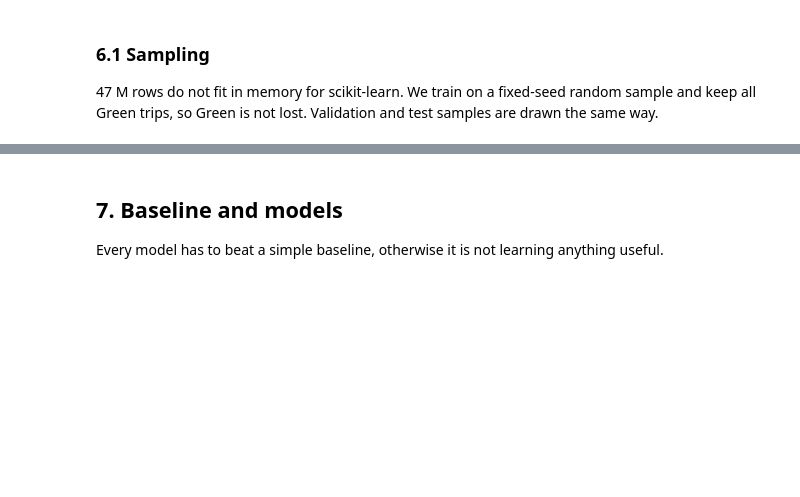
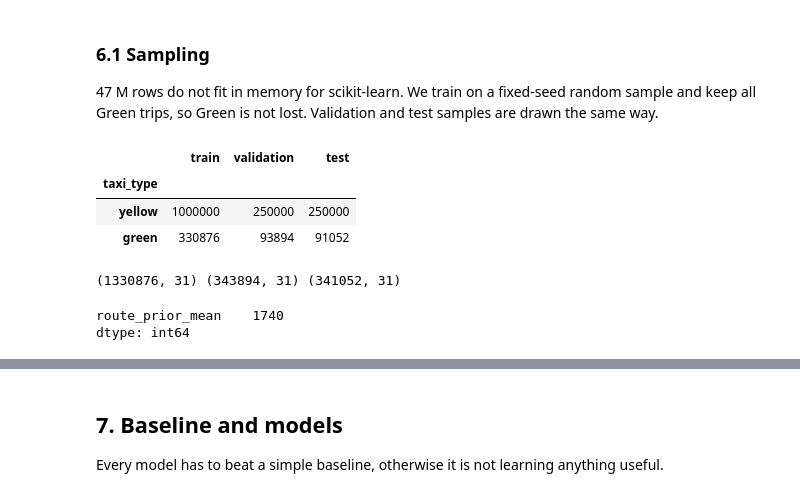
Before and after one commit to Shreyit/nyc-taxi-ml, a Jupyter notebook: notebooks/nyc_taxi_trip_duration.ipynb, the cells around one changed output, grey strips where cells are left out. Drawn from its saved outputs; the diff is of its cells as text; code cells hidden in the pictures; blank space fills up the shorter version.

```diff
--- a/notebooks/nyc_taxi_trip_duration.ipynb
+++ b/notebooks/nyc_taxi_trip_duration.ipynb
@@ -1099,5 +1127,44 @@ really be used.
 47 M rows do not fit in memory for scikit-learn. We train on a fixed-seed random sample and keep all
 Green trips, so Green is not lost. Validation and test samples are drawn the same way.
 # %%
-# TODO: sample train / validation / test into pandas (fixed SEED), print sizes per taxi type
-# TODO: define FEATURES list, X_train, y_train, X_val, y_val, X_test, y_test
+SAMPLE_SIZE = {"train": 1_000_000, "validation": 250_000, "test": 250_000}
+
+def load_split(split):
+    yellow = sql(f'''
+        SELECT * FROM (SELECT * FROM features_split WHERE split = '{split}' AND taxi_type = 'yellow')
+        USING SAMPLE {SAMPLE_SIZE[split]} ROWS (reservoir, {SEED})
+    ''')
+    green = sql(f"SELECT * FROM features_split WHERE split = '{split}' AND taxi_type = 'green'")
+    return pd.concat([yellow, green], ignore_index=True)
+
+train, val, test = load_split("train"), load_split("validation"), load_split("test")
+
+pd.DataFrame({name: d.taxi_type.value_counts() for name, d in [("train", train), ("validation", val), ("test", test)]})
+# %% [output]
+|  | train | validation | test |
+| taxi_type |  |  |  |
+| yellow | 1000000 | 250000 | 250000 |
+| green | 330876 | 93894 | 91052 |
+# %%
+FEATURES = ["is_green", "hour", "weekday", "is_weekend", "is_rush_hour", "is_holiday", "hour_sin", "hour_cos",
+            "pu_zone", "do_zone", "pu_airport", "do_airport", "same_zone", "same_borough",
+            "centroid_km", "grid_km", "route_prior_mean", "route_prior_trips", "pu_prior_mean",
+            "pu_borough", "do_borough"]
+TARGET = "duration_min"
+
+def make_xy(d):
+    X = pd.get_dummies(d[FEATURES], columns=["pu_borough", "do_borough"], dtype=int)
+    return X, d[TARGET]
+
+X_train, y_train = make_xy(train)
+X_val, y_val = make_xy(val)
+X_test, y_test = make_xy(test)
+X_val = X_val.reindex(columns=X_train.columns, fill_value=0)
+X_test = X_test.reindex(columns=X_train.columns, fill_value=0)
+
+print(X_train.shape, X_val.shape, X_test.shape)
+X_train.isna().sum()[lambda s: s > 0]
+# %% [output]
+(1330876, 31) (343894, 31) (341052, 31)
+route_prior_mean    1740
+dtype: int64
```
Also changed, not shown: parts of 7 cells of this notebook.
